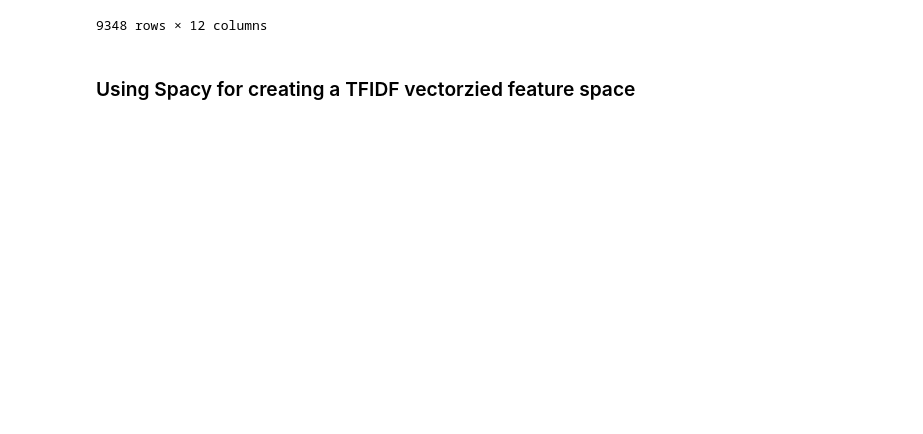
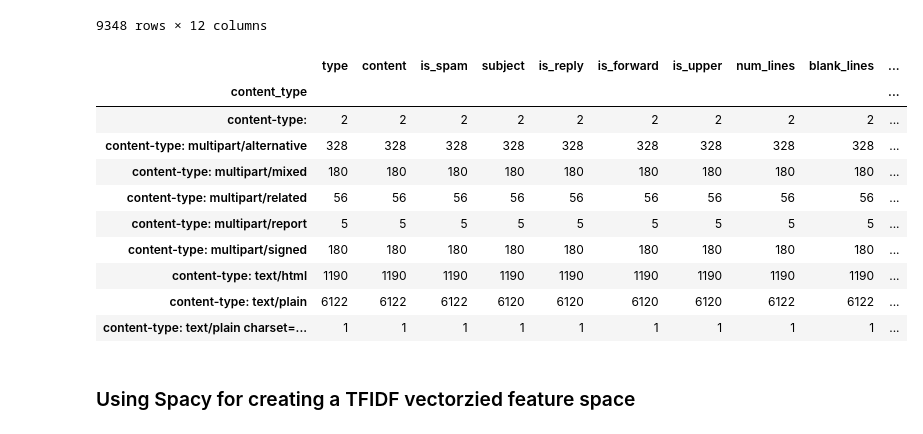
Before and after one commit to MBurgess490/QTW_Case_Study_3, a Jupyter notebook: qtw_case_study_3_rc.ipynb, the cells around one changed output. Saved outputs shown, nothing was run; the diff lists cells and outputs as text; code cells hidden in the pictures; blank space fills up the shorter version.

```diff
--- a/qtw_case_study_3_rc.ipynb
+++ b/qtw_case_study_3_rc.ipynb
@@ -116,6 +116,20 @@ df_email_data
 | 9346 | easy_ham_2 | From rpm-list-admin@freshrpms.net... | False | content-type: text/plain | Re: Installing RPM | True | False | False | 84 | ... |
 | 9347 | easy_ham_2 | From exmh-workers-admin@redhat.co... | False | content-type: text/plain | scan bug: no update after Pick's ... | False | False | False | 84 | ... |
 9348 rows × 12 columns
+# %%
+df_email_data.groupby('content_type').count()
+# %% [output]
+|  | type | content | is_spam | subject | is_reply | is_forward | is_upper | num_lines | blank_lines | ... |
+| content_type |  |  |  |  |  |  |  |  |  | ... |
+| content-type: | 2 | 2 | 2 | 2 | 2 | 2 | 2 | 2 | 2 | ... |
+| content-type: multipart/alternative | 328 | 328 | 328 | 328 | 328 | 328 | 328 | 328 | 328 | ... |
+| content-type: multipart/mixed | 180 | 180 | 180 | 180 | 180 | 180 | 180 | 180 | 180 | ... |
+| content-type: multipart/related | 56 | 56 | 56 | 56 | 56 | 56 | 56 | 56 | 56 | ... |
+| content-type: multipart/report | 5 | 5 | 5 | 5 | 5 | 5 | 5 | 5 | 5 | ... |
+| content-type: multipart/signed | 180 | 180 | 180 | 180 | 180 | 180 | 180 | 180 | 180 | ... |
+| content-type: text/html | 1190 | 1190 | 1190 | 1190 | 1190 | 1190 | 1190 | 1190 | 1190 | ... |
+| content-type: text/plain | 6122 | 6122 | 6122 | 6120 | 6120 | 6120 | 6120 | 6122 | 6122 | ... |
+| content-type: text/plain charset=... | 1 | 1 | 1 | 1 | 1 | 1 | 1 | 1 | 1 | ... |
 # %% [markdown]
 ### Using Spacy for creating a TFIDF vectorzied feature space
 # %%
```
Also changed, not shown: parts of 25 cells of this notebook.
